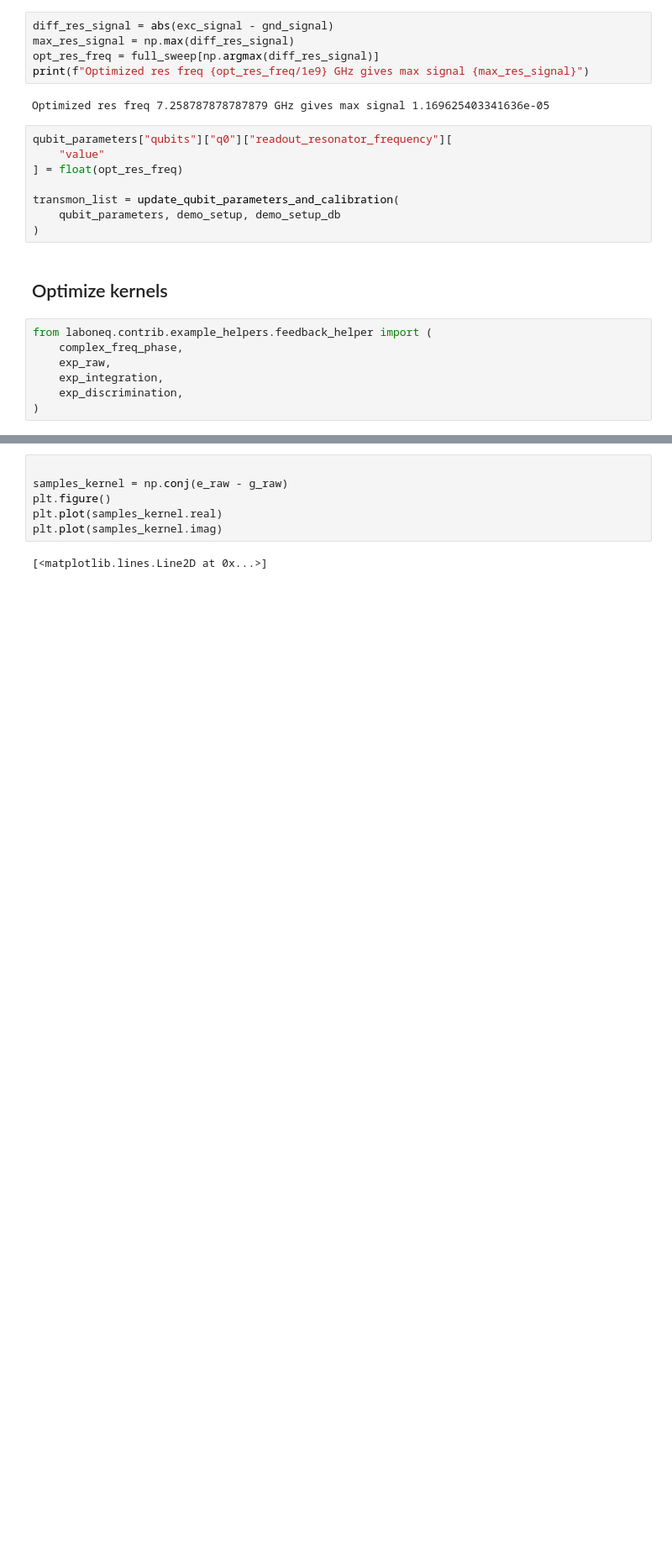
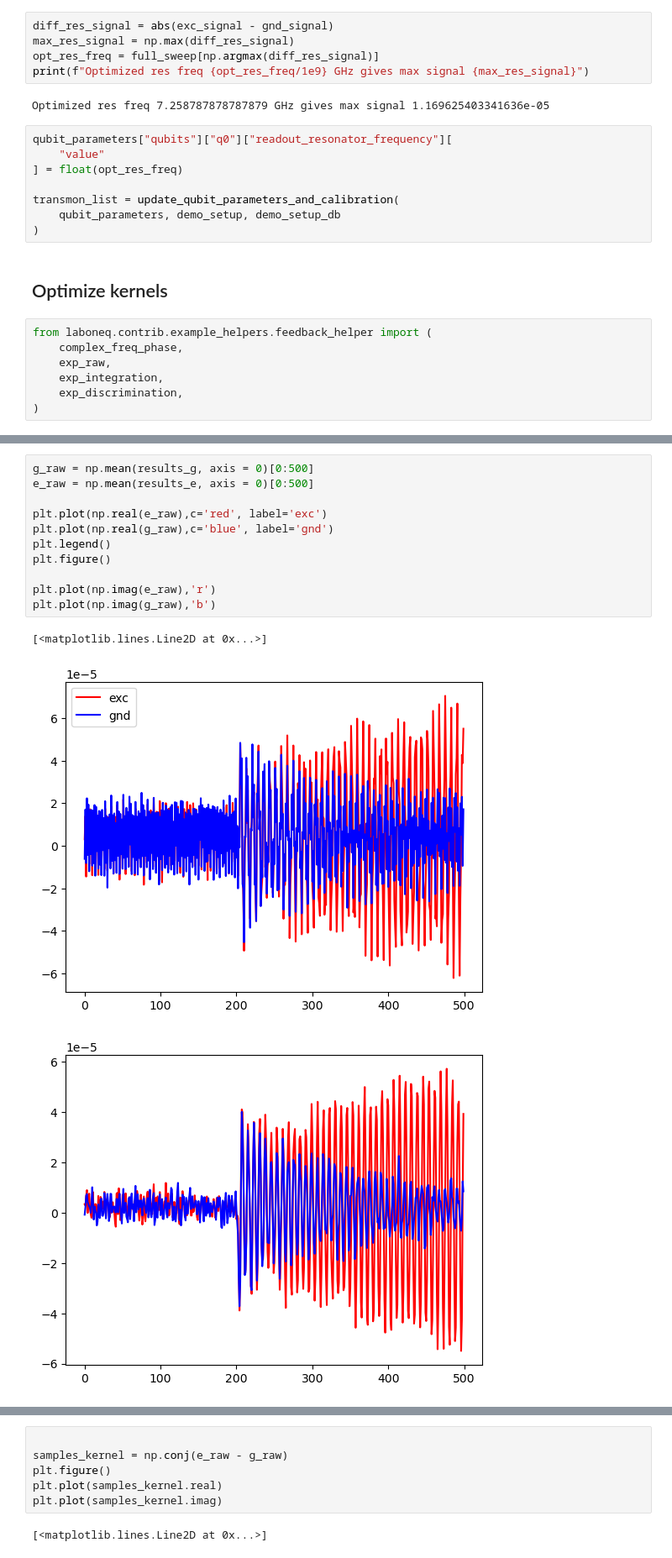
Before and after one commit to ngchihuan/Tune_up_scripts, a Jupyter notebook: Tune_Up_Active_Reset.ipynb, the cells around one changed output, grey strips where cells are left out. Shown at 84% size. Cells and saved outputs as stored; diff of their text form; blank space fills up the shorter version.

```diff
--- a/Tune_Up_Active_Reset.ipynb
+++ b/Tune_Up_Active_Reset.ipynb
@@ -1107,0 +1144,15 @@ c:\Users\ZI_at_PSI\code\Tune_up_scripts\exc_ref_2023-09-26-07-40-19.html
+# %%
+g_raw = np.mean(results_g, axis = 0)[0:500]
+e_raw = np.mean(results_e, axis = 0)[0:500]
+
+plt.plot(np.real(e_raw),c='red', label='exc')
+plt.plot(np.real(g_raw),c='blue', label='gnd')
+plt.legend()
+plt.figure()
+
+plt.plot(np.imag(e_raw),'r')
+plt.plot(np.imag(g_raw),'b')
+# %% [output]
+[<matplotlib.lines.Line2D at 0x...>]
+[figure, added]
+[figure, added]
```
Also changed, not shown: parts of 9 cells of this notebook.
